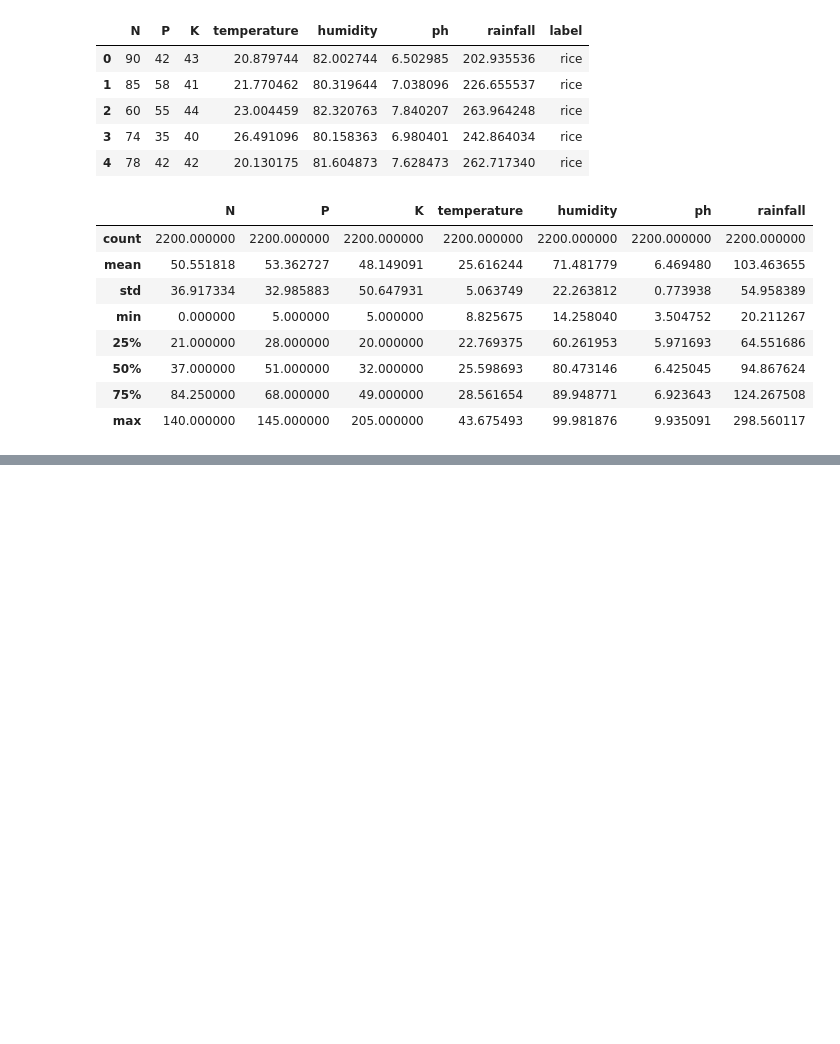
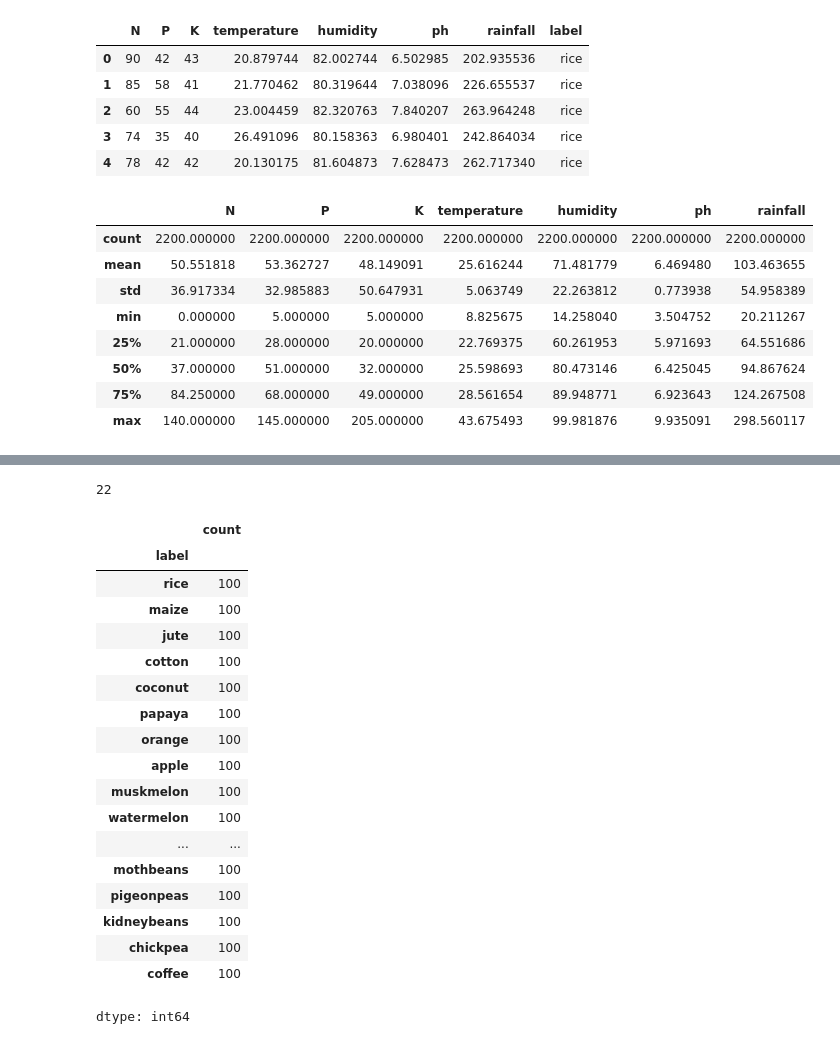
Before and after one commit to HaninEssam215/Crop-Recommendation-System, a Jupyter notebook: Crop_Recommendation_System.ipynb, the cells around one changed output, grey strips where cells are left out. Saved outputs shown, nothing was run; the diff lists cells and outputs as text; code cells hidden in the pictures; blank space fills up the shorter version.

```diff
--- a/Crop_Recommendation_System.ipynb
+++ b/Crop_Recommendation_System.ipynb
@@ -33,0 +54,26 @@ DF.describe()
+# %%
+DF['label'].nunique()
+# %% [output]
+22
+# %%
+DF['label'].value_counts()
+# %% [output]
+|  | count |
+| label |  |
+| rice | 100 |
+| maize | 100 |
+| jute | 100 |
+| cotton | 100 |
+| coconut | 100 |
+| papaya | 100 |
+| orange | 100 |
+| apple | 100 |
+| muskmelon | 100 |
+| watermelon | 100 |
+| ... | ... |
+| mothbeans | 100 |
+| pigeonpeas | 100 |
+| kidneybeans | 100 |
+| chickpea | 100 |
+| coffee | 100 |
+dtype: int64
```
Also changed, not shown: parts of 2 cells of this notebook.
